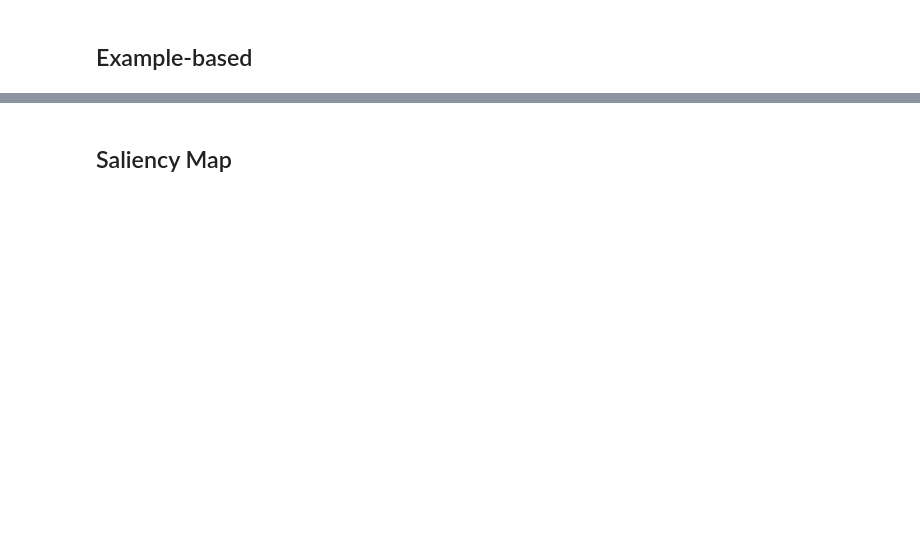
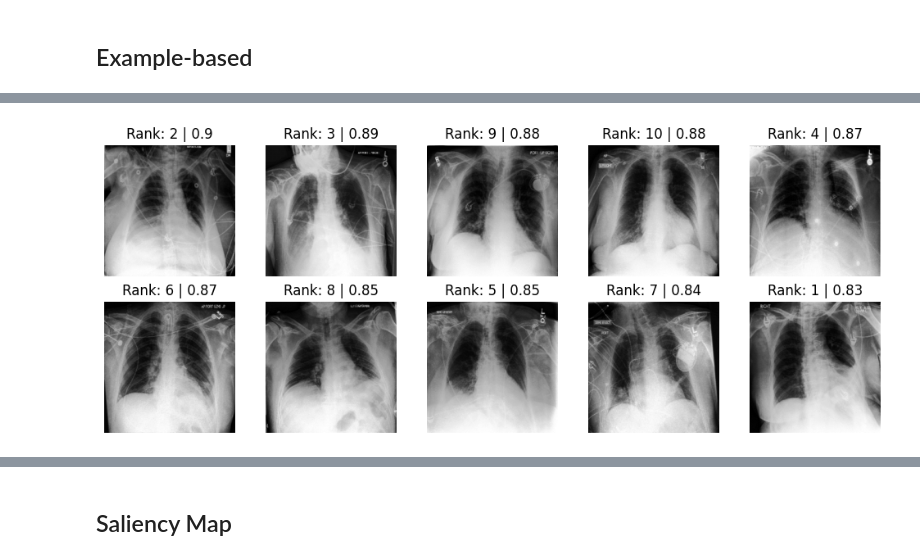
Before and after one commit to alexocayanez/xAI-CheXpert-radiology, a Jupyter notebook: xAI_cheXpert.ipynb, the cells around one changed output, grey strips where cells are left out. Cells and saved outputs as stored; diff of their text form; code cells hidden in the pictures; blank space fills up the shorter version.

```diff
--- a/xAI_cheXpert.ipynb
+++ b/xAI_cheXpert.ipynb
@@ -1009,20 +999,0 @@ eb_train_data = sorted(eb_train_data, key=lambda x: x[3], reverse=True)
-# %%
-def plot_ranking_images(ranking_data, n_rows=2, n_cols=5):
-    fig, axes = plt.subplots(n_rows, n_cols, figsize=(n_cols * 2, n_rows * 2))
-    axes = axes.flatten()
-
-    for i, ax in enumerate(axes):
-        if i < len(ranking_data):
-            img = ranking_data[i][1][0].cpu().numpy()
-            rank = ranking_data[i][2].cpu().float()
-            if img.ndim == 2:
-                ax.imshow(img, cmap="gray")
-            else:
-                ax.imshow(img)
-            ax.set_title(f"Rank: {rank}" + " | " + f"{round(ranking_data[i][3], 2)}")
-            ax.axis("off")
-        else:
-            ax.axis("off")
-
-    plt.tight_layout()
-    plt.show()
@@ -1032,0 +1000,70 @@ plot_ranking_images(eb_train_data)
+# %%
+class ExampleBasedExplanations:
+  def __init__(self, model, metric="cosine") -> None:
+     self.device = torch.device('cuda:0' if torch.cuda.is_available() else 'cpu')
+     assert metric in ["euclidean", "manhattan", "cosine"], "Incorrect selected metric"
+     self.metric = metric
+     self.latent_model = nn.Sequential(*list(list(model.children())[0].children())[:-1]).to(self.device)
+     self.eb_train_data = self.prepare_dataset(train_ranking_dataset)
+     self.eb_test_data = self.prepare_dataset(test_ranking_dataset)
+     self.train_data_sim = [(example[0], example[1], example[2], self.compare_latents(self.eb_test_data[0][0], example[0], metric = self.metric) ) for example in self.eb_train_data]
+     self.sorted_data = sorted(self.train_data_sim, key=lambda x: x[3], reverse=True)
+
+  def prepare_dataset(self, data):
+    return [ [self.latent_model(img.unsqueeze(0).to(self.device)).flatten().detach(), img, rank] for img, rank in data]
+
+  def compare_latents(self, latent1, latent2, metric):
+    if metric == "euclidean":
+      return torch.norm(latent1 - latent2, p=2).item()
+    elif metric == "manhattan":
+      return torch.norm(latent1 - latent2, p=1).item()
+    elif metric == "cosine":
+      return F.cosine_similarity(latent1.unsqueeze(0), latent2.unsqueeze(0)).item()
+
+  def plot_ranking_images(self, n_rows=2, n_cols=5):
+    fig, axes = plt.subplots(n_rows, n_cols, figsize=(n_cols * 2, n_rows * 2))
+    axes = axes.flatten()
+
+    for i, ax in enumerate(axes):
+      if i < len(self.sorted_data):
+        img = self.sorted_data[i][1][0].cpu().numpy()
+        rank = self.sorted_data[i][2]
+        if img.ndim == 2:
+          ax.imshow(img, cmap="gray")
+        else:
+          ax.imshow(img)
+        ax.set_title(f"Rank: {rank}" + " | " + f"{round(self.sorted_data[i][3], 2)}")
+        ax.axis("off")
+      else:
+        ax.axis("off")
+
+    plt.tight_layout()
+    plt.show()
+
+
+  def ndcg(self):
+    def dcg(relevance_scores):
+      return sum(rel / np.log2(idx + 2) for idx, rel in enumerate(relevance_scores))
+
+    sorted_by_similarity = sorted(self.train_data_sim, key=lambda x: x[3], reverse=True)
+
+    relevance_values = np.linspace(1, 5.5, 10)
+    real_ranks = sorted(self.train_data_sim, key=lambda x: int(x[2]))
+    relevance_mapping = {real_ranks[i][2]: relevance_values[-(i+1)] for i in range(10)}
+
+    # Compute DCG for predictions
+    predicted_relevance = [relevance_mapping[item[2]] for item in sorted_by_similarity]
+    dcg_value = dcg(predicted_relevance)
+
+    # Compute IDCG for ideal
+    ideal_relevance = sorted(relevance_mapping.values(), reverse=True)
+    idcg_value = dcg(ideal_relevance)
+
+    return dcg_value / idcg_value if idcg_value > 0 else 0
+
+
+example_based = ExampleBasedExplanations(model)
+example_based.plot_ranking_images()
+print(f"The normalized Discounted Cumulative Gain is {example_based.ndcg()}")
+# %% [output]
+[figure, added]
```
Also changed, not shown: parts of 54 cells of this notebook.
